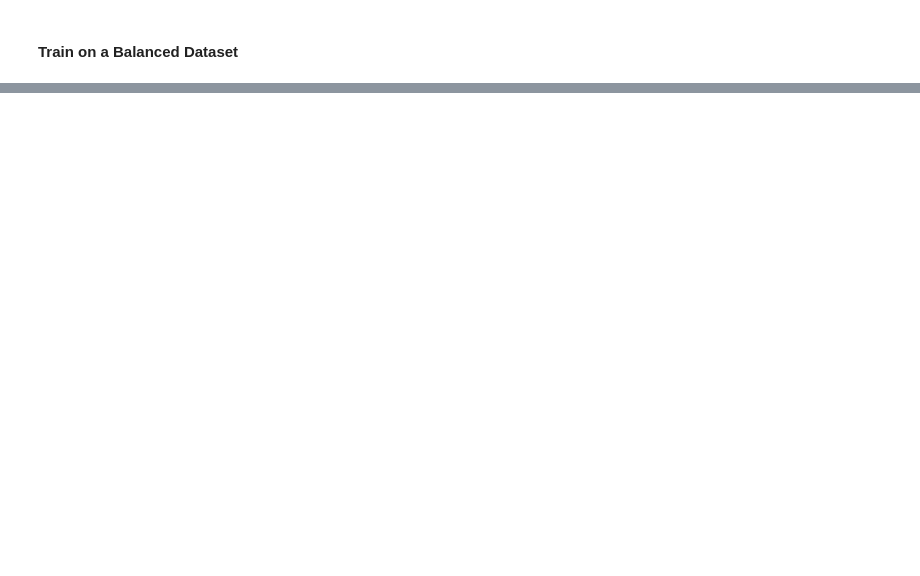
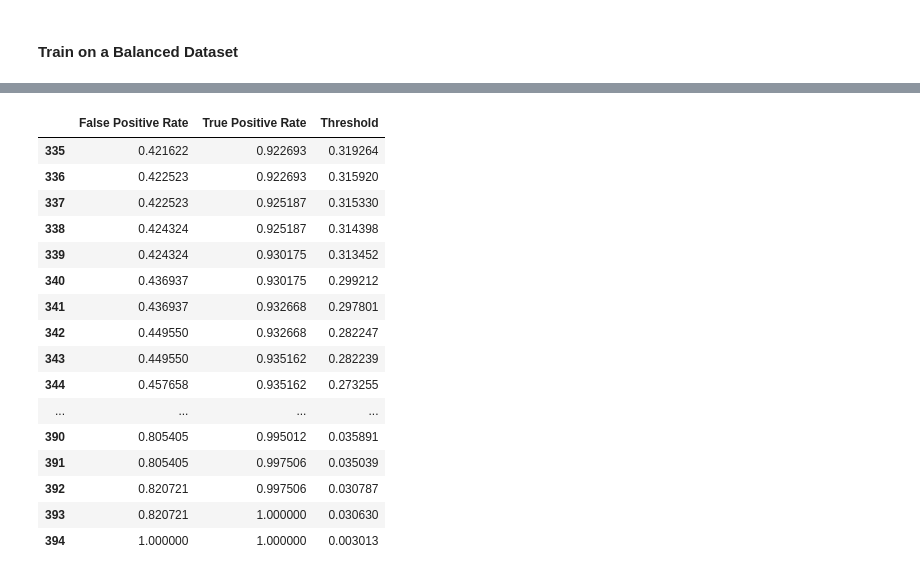
Before and after one commit to Davis-Azangu-DataAnalyst/Classification-Project-LP2, a Jupyter notebook: Notebooks/Churn_LP2 1_V2.ipynb, the cells around one changed output, grey strips where cells are left out. Cells and saved outputs as stored; diff of their text form; code cells hidden in the pictures; blank space fills up the shorter version.

```diff
--- a/Notebooks/Churn_LP2 1_V2.ipynb
+++ b/Notebooks/Churn_LP2 1_V2.ipynb
@@ -1273,0 +1276,25 @@ Key Insights__
+# %%
+fig, ax = plt.subplots(figsize =(8,8))
+# Add confusion matrix to all pipelines
+all_confusion_matrix = {}
+
+all_roc_data = {}
+
+for model_name, pipeline in all_balanced_pipelines.items():
+    y_score = pipeline.predict_proba(X_test)[:,1]
+    fpr, tpr, thresholds = roc_curve(y_test_encoded, y_score)
+
+    roc_auc= auc(fpr, tpr)
+
+    roc_data_df = pd.DataFrame({'False Positive Rate': fpr, 'True Positive Rate': tpr, 'Threshold': thresholds})
+
+    all_roc_data[model_name] = roc_data_df
+
+    ax.plot(fpr, tpr, label=f'{model_name} (AUC = {roc_auc:.2f})')
+
+    ax.plot([0,1], [0,1])
+    ax.set_ylabel('False Positive Rate')
+    ax.set_xlabel('True Positive Rate')
+    ax.set_title('Roc Curve for All Pipelines')
+plt.legend()
+plt.show()
@@ -1273,0 +1303,20 @@ Key Insights__
+# %%
+all_roc_data['Logistic_Regression'].tail(60)
+# %% [output]
+|  | False Positive Rate | True Positive Rate | Threshold |
+| 335 | 0.421622 | 0.922693 | 0.319264 |
+| 336 | 0.422523 | 0.922693 | 0.315920 |
+| 337 | 0.422523 | 0.925187 | 0.315330 |
+| 338 | 0.424324 | 0.925187 | 0.314398 |
+| 339 | 0.424324 | 0.930175 | 0.313452 |
+| 340 | 0.436937 | 0.930175 | 0.299212 |
+| 341 | 0.436937 | 0.932668 | 0.297801 |
+| 342 | 0.449550 | 0.932668 | 0.282247 |
+| 343 | 0.449550 | 0.935162 | 0.282239 |
+| 344 | 0.457658 | 0.935162 | 0.273255 |
+| ... | ... | ... | ... |
+| 390 | 0.805405 | 0.995012 | 0.035891 |
+| 391 | 0.805405 | 0.997506 | 0.035039 |
+| 392 | 0.820721 | 0.997506 | 0.030787 |
+| 393 | 0.820721 | 1.000000 | 0.030630 |
+| 394 | 1.000000 | 1.000000 | 0.003013 |
```
Also changed, not shown: parts of 38 cells of this notebook.
